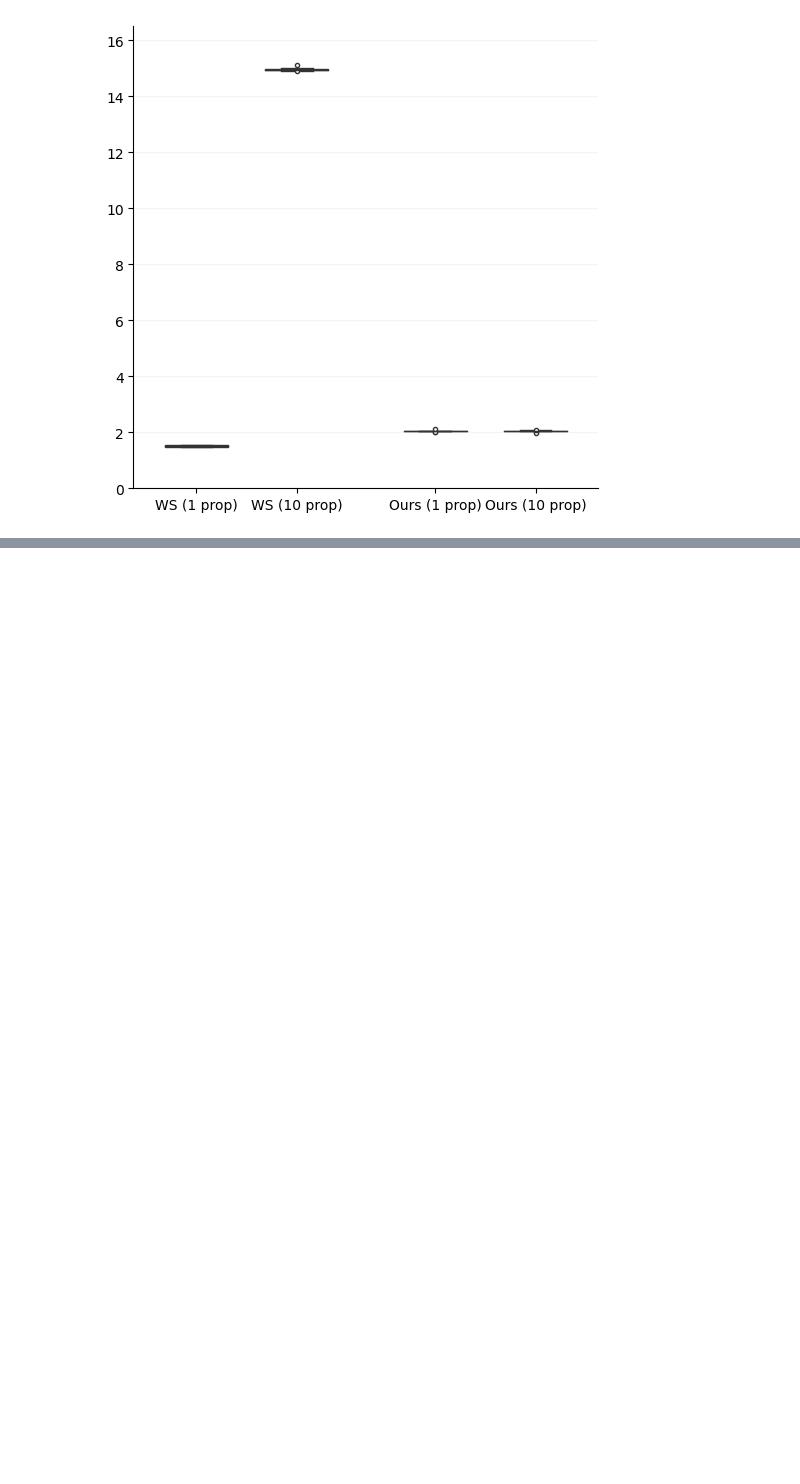
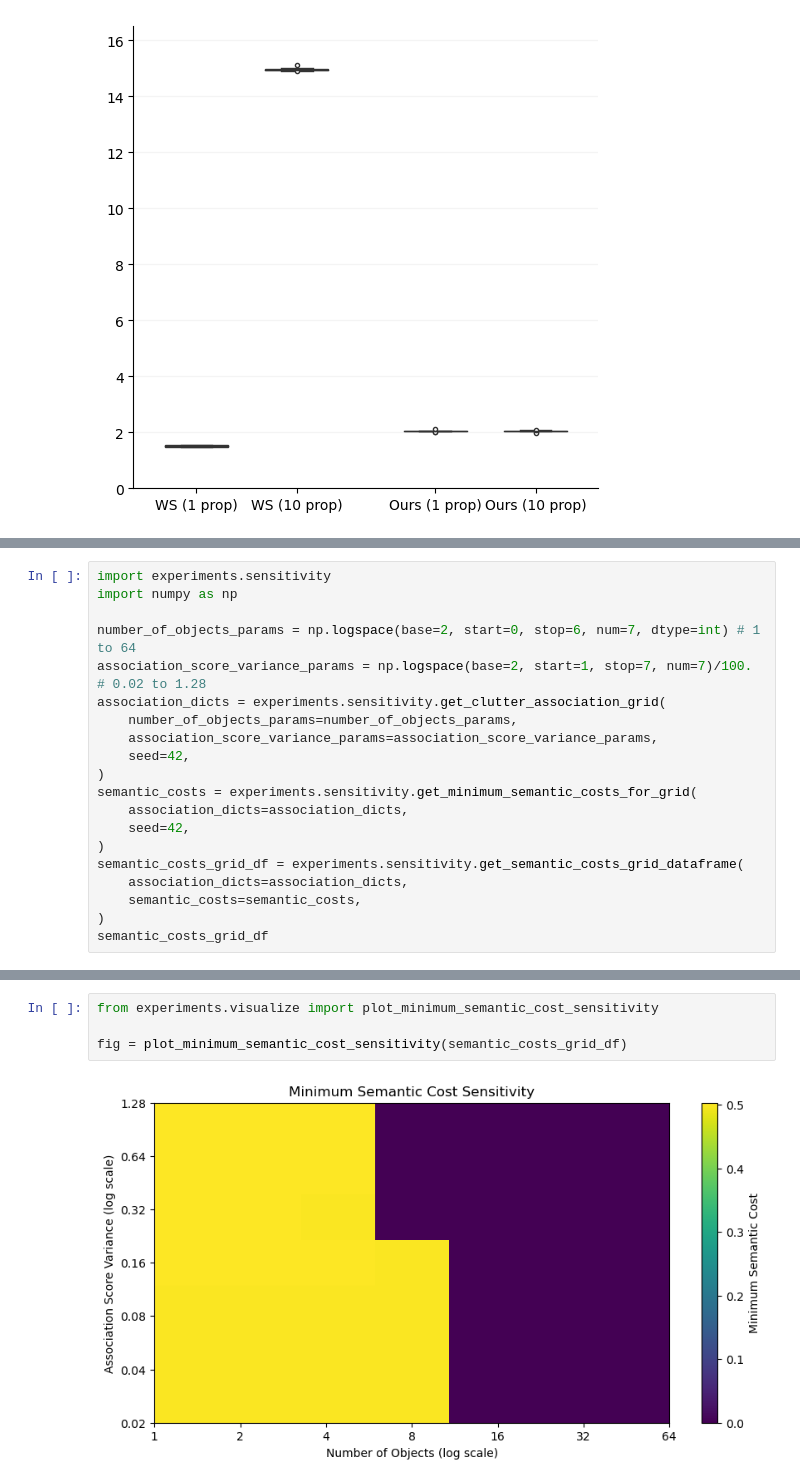
Before and after one commit to christophajohns/auit-pareto-solver, a Jupyter notebook: evaluation.ipynb, the cells around one changed output, grey strips where cells are left out. Drawn from its saved outputs; the diff is of its cells as text; blank space fills up the shorter version.

Commit message:
Add sensitivity analysis for semantic cost

```diff
--- a/evaluation.ipynb
+++ b/evaluation.ipynb
@@ -469,0 +474,20 @@ fig_runtimes_5 = plot_runtimes(runtimes_5, SCENARIO_5)
+# %%
+import experiments.sensitivity
+import numpy as np
+
+number_of_objects_params = np.logspace(base=2, start=0, stop=6, num=7, dtype=int) # 1 to 64
+association_score_variance_params = np.logspace(base=2, start=1, stop=7, num=7)/100. # 0.02 to 1.28
+association_dicts = experiments.sensitivity.get_clutter_association_grid(
+    number_of_objects_params=number_of_objects_params,
+    association_score_variance_params=association_score_variance_params,
+    seed=42,
+)
+semantic_costs = experiments.sensitivity.get_minimum_semantic_costs_for_grid(
+    association_dicts=association_dicts,
+    seed=42,
+)
+semantic_costs_grid_df = experiments.sensitivity.get_semantic_costs_grid_dataframe(
+    association_dicts=association_dicts,
+    semantic_costs=semantic_costs,
+)
+semantic_costs_grid_df
@@ -469,0 +518,6 @@ fig_runtimes_5 = plot_runtimes(runtimes_5, SCENARIO_5)
+# %%
+from experiments.visualize import plot_minimum_semantic_cost_sensitivity
+
+fig = plot_minimum_semantic_cost_sensitivity(semantic_costs_grid_df)
+# %% [output]
+[figure, added]
```
Also changed, not shown: parts of 3 cells of this notebook, 4 other files.
